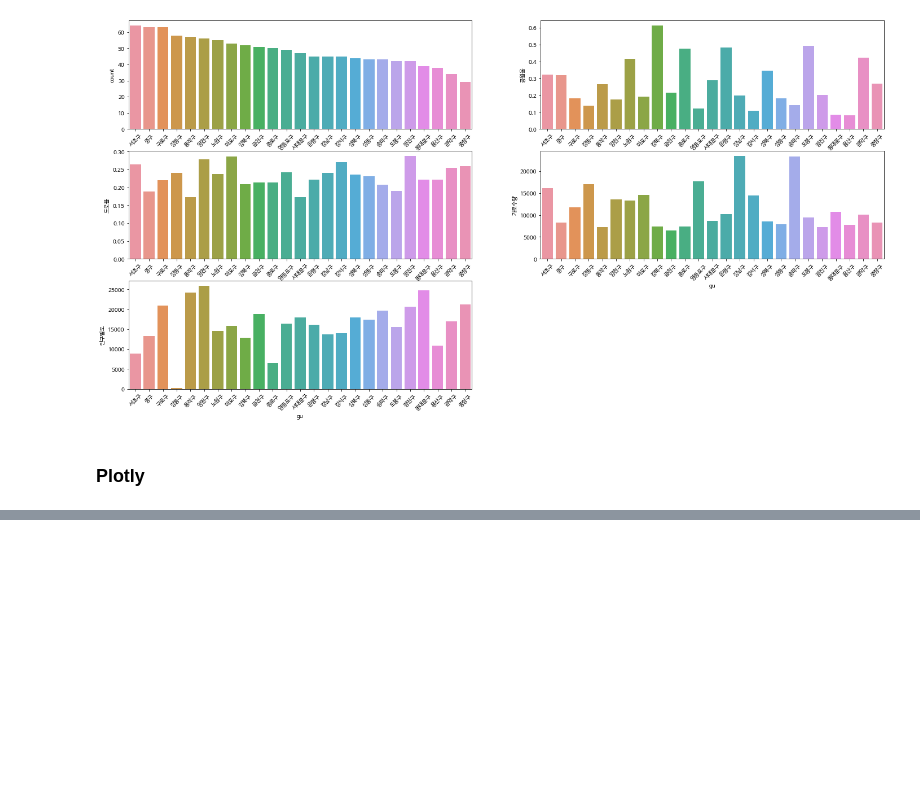
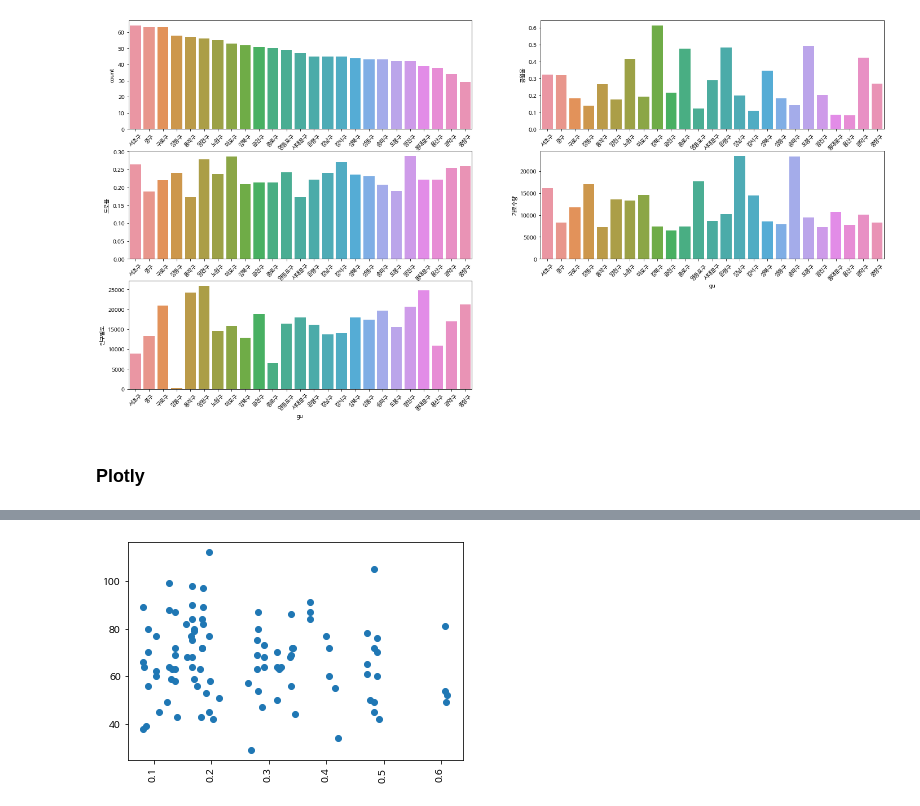
Before and after one commit to HJoon-K/Find_Dust, a Jupyter notebook: 03그래프분석.ipynb, the cells around one changed output, grey strips where cells are left out. Drawn from its saved outputs; the diff is of its cells as text; code cells hidden in the pictures; blank space fills up the shorter version.

Commit message:
Colaboratory를 통해 생성됨

```diff
--- a/03그래프분석.ipynb
+++ b/03그래프분석.ipynb
@@ -137,0 +220,4 @@ fig.show()
+# %%
+dust = pd.read_csv('/content/drive/MyDrive/Colab Notebooks/dustdata/seoul_dust1620.csv')
+dust.rename(columns={'gu': '자치구', 'count':'미세먼지나쁨일수'},inplace=True)
+dust
@@ -137,0 +238,6 @@ fig.show()
+# %%
+plt.scatter(dust['공원율'], dust['미세먼지나쁨일수'])
+plt.xticks(rotation=90)
+plt.show()
+# %% [output]
+[figure, added]
```
Also changed, not shown: parts of 26 cells of this notebook.
